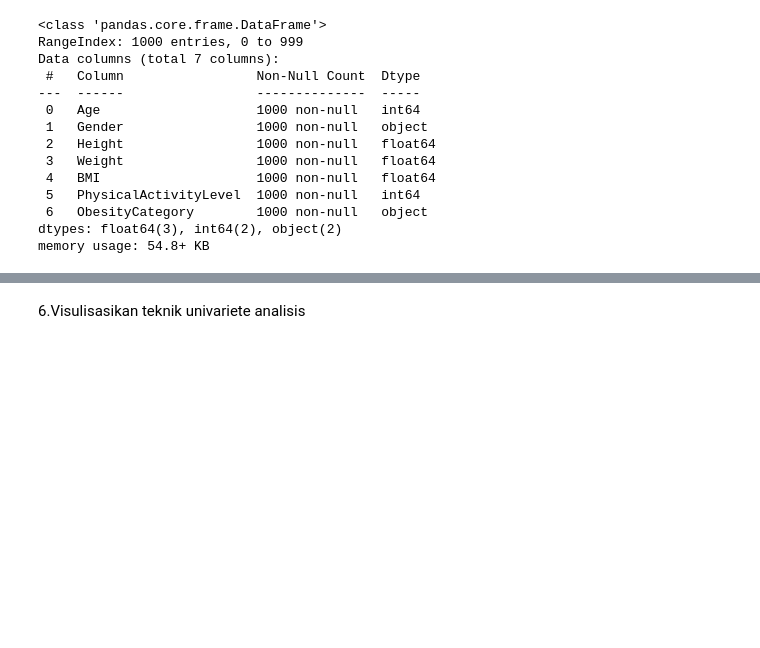
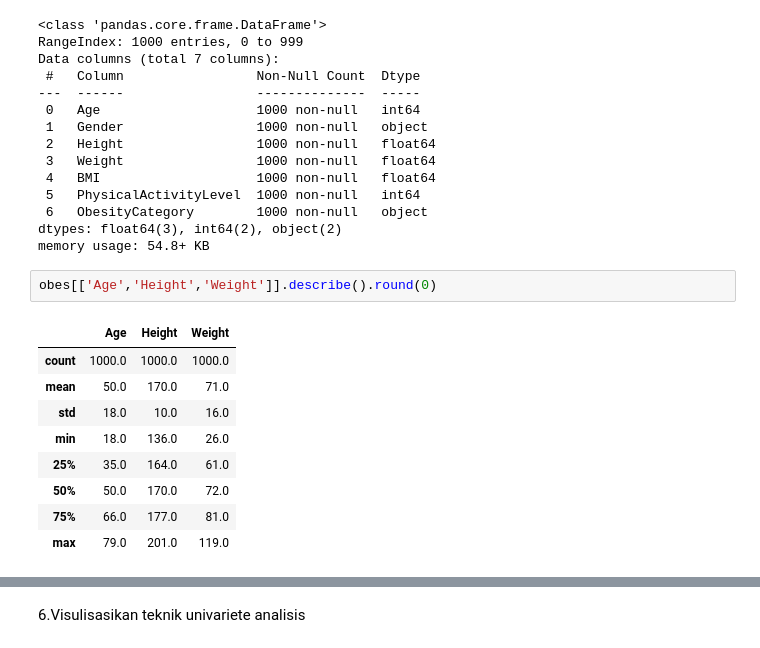
Before and after one commit to ZedGred/ZedGred, a Jupyter notebook: proyek_predictive_analytic.ipynb, the cells around one changed output, grey strips where cells are left out. Cells and saved outputs as stored; diff of their text form; blank space fills up the shorter version.

```diff
--- a/proyek_predictive_analytic.ipynb
+++ b/proyek_predictive_analytic.ipynb
@@ -72,3 +73,15 @@ Data columns (total 7 columns):
  6   ObesityCategory        1000 non-null   object
 dtypes: float64(3), int64(2), object(2)
 memory usage: 54.8+ KB
+# %%
+obes[['Age','Height','Weight']].describe().round(0)
+# %% [output]
+|  | Age | Height | Weight |
+| count | 1000.0 | 1000.0 | 1000.0 |
+| mean | 50.0 | 170.0 | 71.0 |
+| std | 18.0 | 10.0 | 16.0 |
+| min | 18.0 | 136.0 | 26.0 |
+| 25% | 35.0 | 164.0 | 61.0 |
+| 50% | 50.0 | 170.0 | 72.0 |
+| 75% | 66.0 | 177.0 | 81.0 |
+| max | 79.0 | 201.0 | 119.0 |
```
Also changed, not shown: parts of 8 cells of this notebook, 1 other file.
